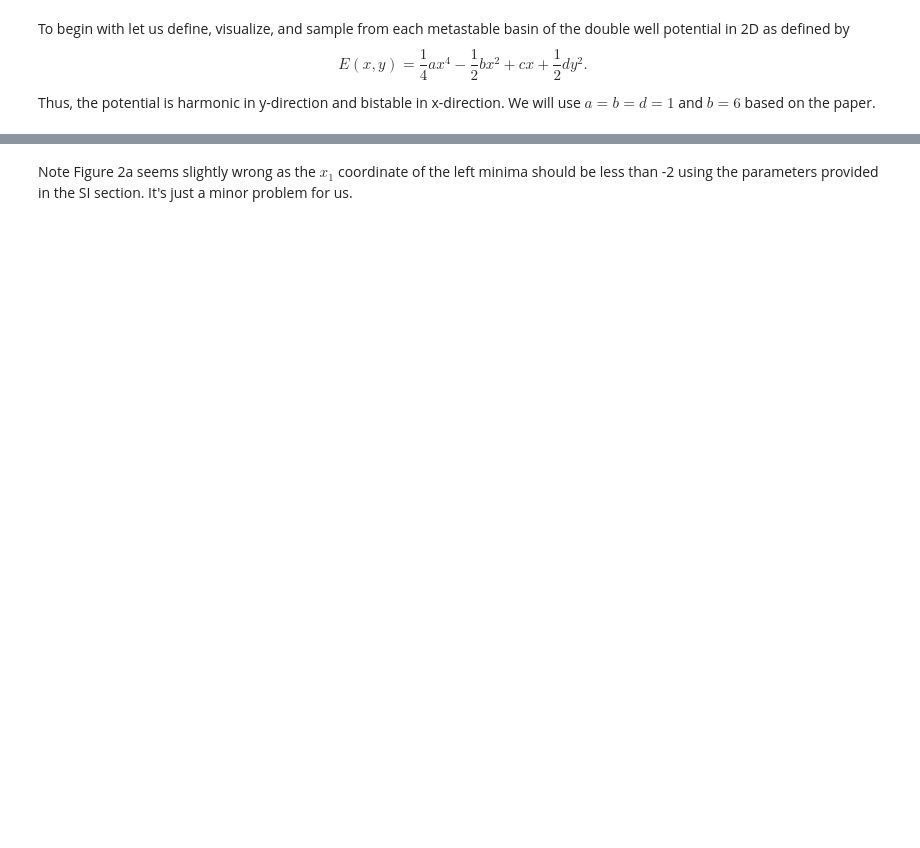
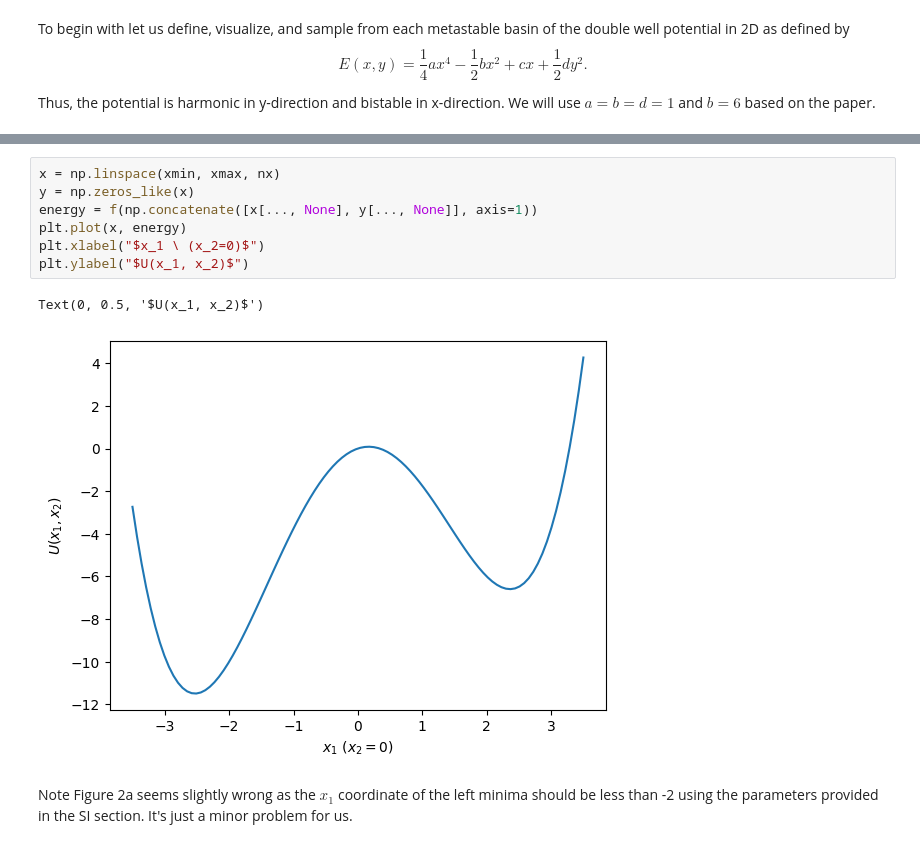
Before and after one commit to ziyuanzhao2000/Variational_Modeling, a Jupyter notebook: Boltzmann_Generator_for_Double_Well_Model.ipynb, the cells around one changed output, grey strips where cells are left out. Cells and saved outputs as stored; diff of their text form; blank space fills up the shorter version.

```diff
--- a/Boltzmann_Generator_for_Double_Well_Model.ipynb
+++ b/Boltzmann_Generator_for_Double_Well_Model.ipynb
@@ -31,5 +32,15 @@ plt.contourf(X, Y, E, 40, cmap='RdGy')
 plt.colorbar();
 # %% [output]
 [figure]
+# %%
+x = np.linspace(xmin, xmax, nx)
+y = np.zeros_like(x)
+energy = f(np.concatenate([x[..., None], y[..., None]], axis=1))
+plt.plot(x, energy)
+plt.xlabel("$x_1 \ (x_2=0)$")
+plt.ylabel("$U(x_1, x_2)$")
+# %% [output]
+Text(0, 0.5, '$U(x_1, x_2)$')
+[figure, added]
 # %% [markdown]
 Note Figure 2a seems slightly wrong as the $x_1$ coordinate of the left minima should be less than -2 using the parameters provided in the SI section. It's just a minor problem for us.
```
Also changed, not shown: parts of 34 cells of this notebook, 7 other files.
